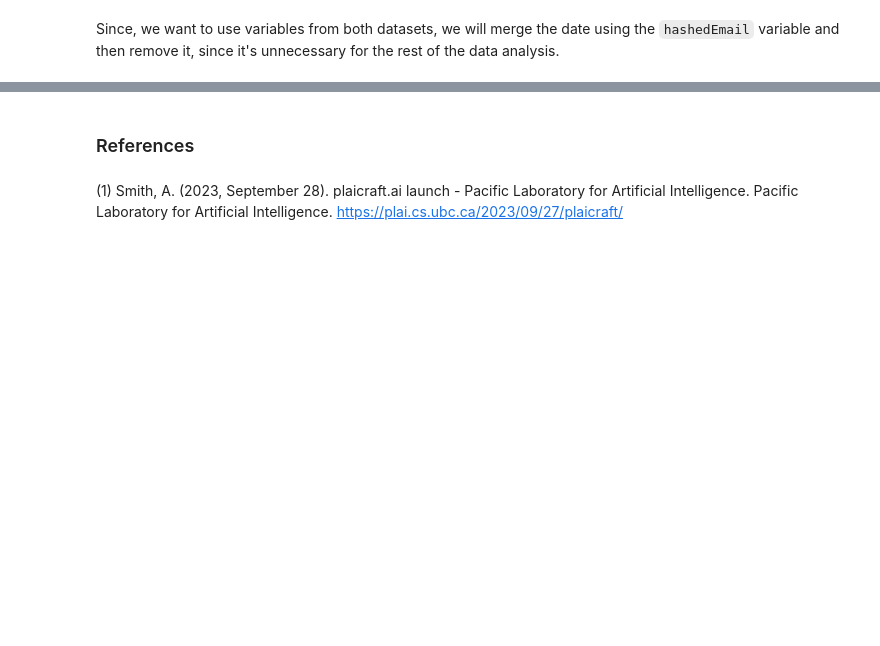
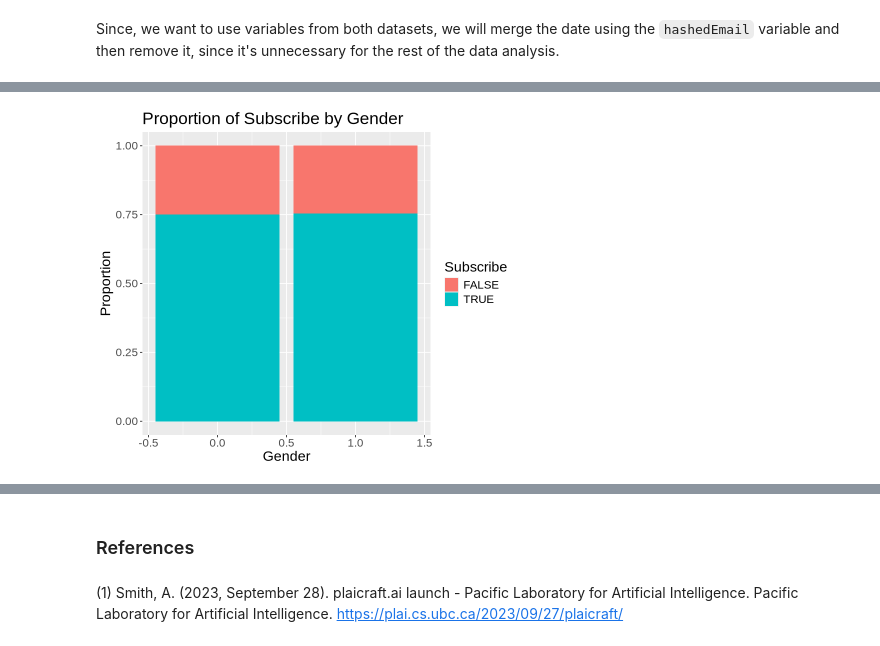
Before and after one commit to sarahmontgomery04/dsci-100-2025w2-group-13, a Jupyter notebook: Project Final Report.ipynb, the cells around one changed output, grey strips where cells are left out. Cells and saved outputs as stored; diff of their text form; code cells hidden in the pictures; blank space fills up the shorter version.

```diff
--- a/Project Final Report.ipynb
+++ b/Project Final Report.ipynb
@@ -208,0 +343,12 @@ plaicraft_recipe <- recipe(subsribe ~ ., data = plaicraft_training) |>
+# %%
+gender_bar <- ggplot(minecraft_train, aes(x=gender, fill=subscribe)) +
+    geom_bar(position="fill") +
+    labs(x="Gender",
+         y="Proportion",
+         fill="Subscribe") +
+    ggtitle("Proportion of Subscribe by Gender") +
+    theme(text = element_text(size = 17))
+
+gender_bar
+# %% [output]
+[figure, added]
```
Also changed, not shown: parts of 33 cells of this notebook.
